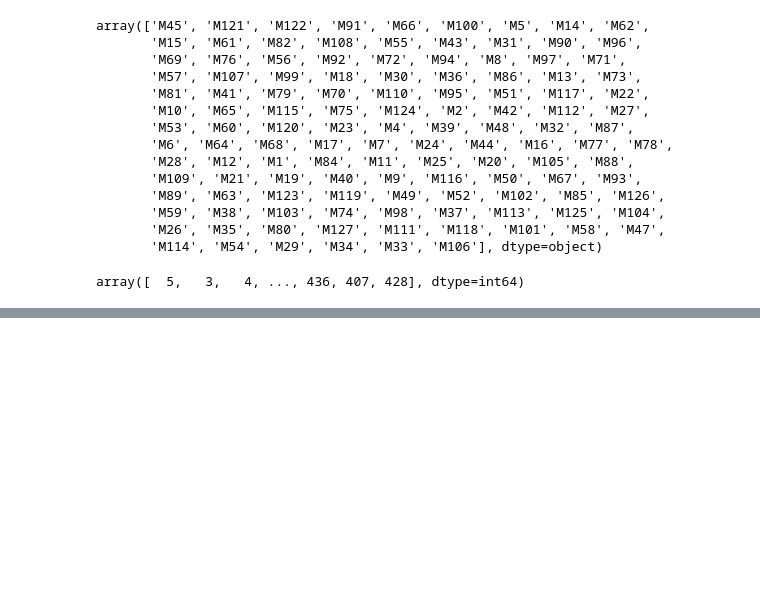
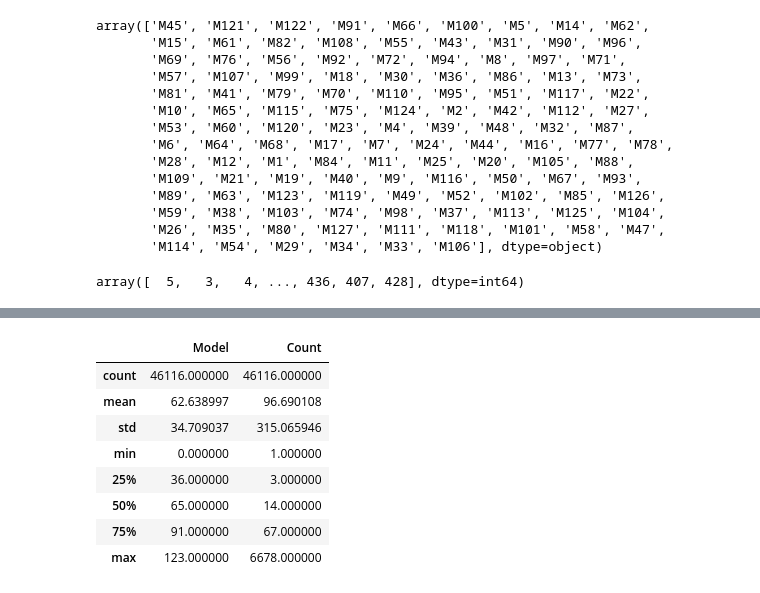
Before and after one commit to MohdIstiaqHossainJunaid/Mohd-Istiaq-Hossain-Junaid-1821577642_CSE445_Spring-21, a Jupyter notebook: Problem 2/TV sales.ipynb, the cells around one changed output, grey strips where cells are left out. Cells and saved outputs as stored; diff of their text form; code cells hidden in the pictures; blank space fills up the shorter version.

```diff
--- a/Problem 2/TV sales.ipynb
+++ b/Problem 2/TV sales.ipynb
@@ -148,0 +173,12 @@ sell.plot(kind="scatter", x="Date", y="Count", alpha=0.8)
+# %%
+sell.describe()
+# %% [output]
+|  | Model | Count |
+| count | 46116.000000 | 46116.000000 |
+| mean | 62.638997 | 96.690108 |
+| std | 34.709037 | 315.065946 |
+| min | 0.000000 | 1.000000 |
+| 25% | 36.000000 | 3.000000 |
+| 50% | 65.000000 | 14.000000 |
+| 75% | 91.000000 | 67.000000 |
+| max | 123.000000 | 6678.000000 |
```
Also changed, not shown: parts of 34 cells of this notebook, 1 other file.
